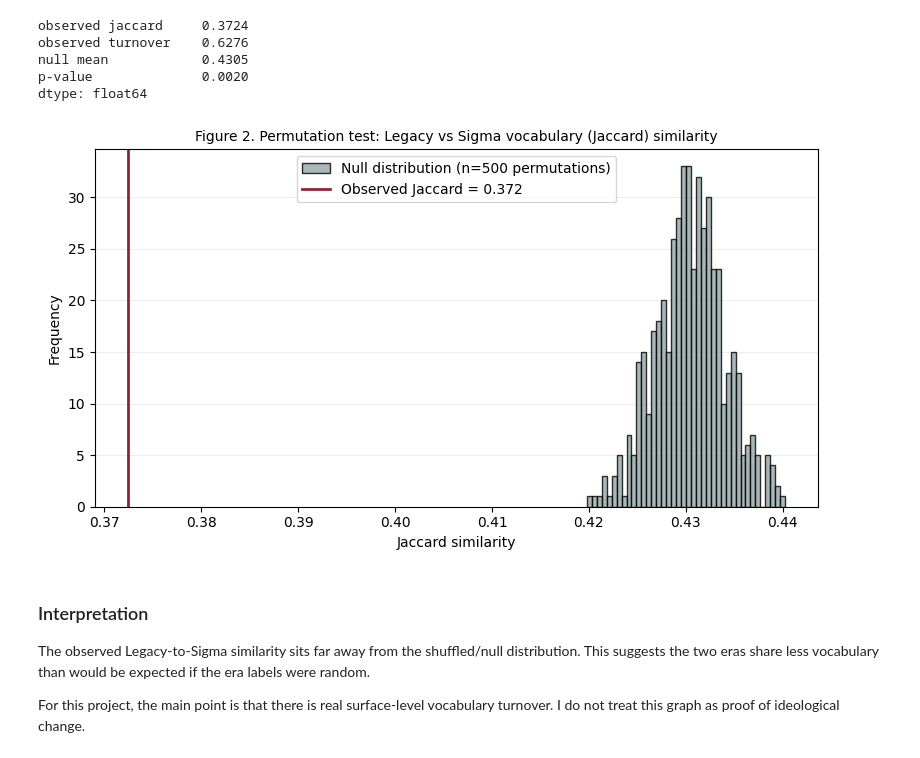
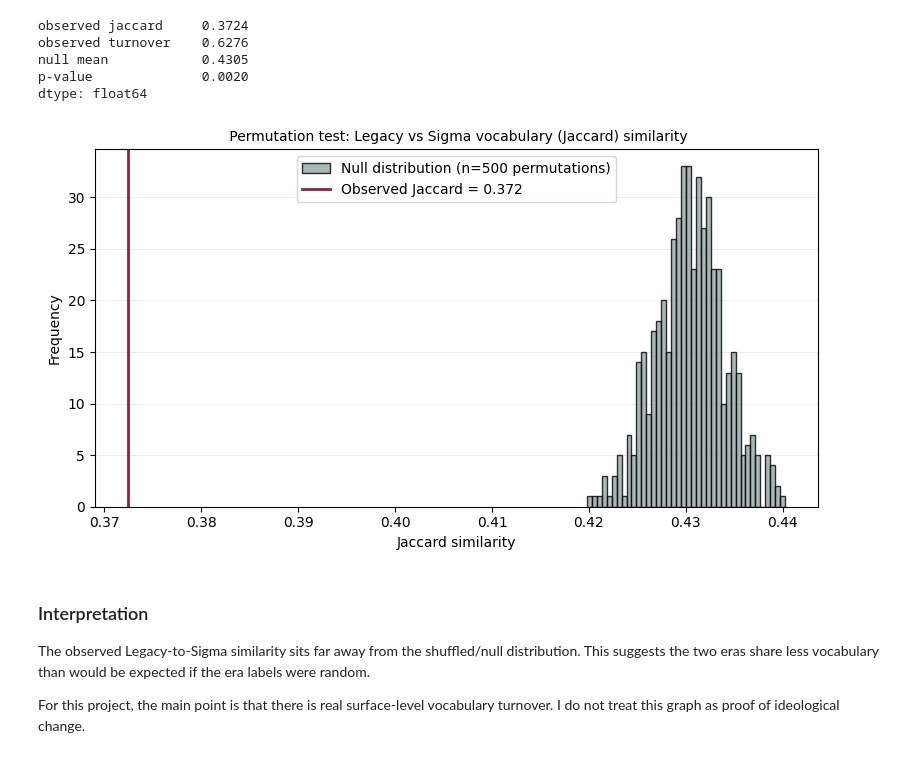
Before and after one commit to LIS2ndyear/Capstone, a Jupyter notebook: notebooks/02_quantitative_nlp_pipeline.ipynb, the cells around one changed output. Cells and saved outputs as stored; diff of their text form; code cells hidden in the pictures.

```diff
--- a/notebooks/02_quantitative_nlp_pipeline.ipynb
+++ b/notebooks/02_quantitative_nlp_pipeline.ipynb
@@ -318,22 +339,28 @@ null mean            0.4305
 p-value              0.0020
 dtype: float64
 # %%
-# plot the permutation check so the observed gap is easy to see
+# plot the permutation test
+# https://lisds.github.io/textbook/permutation/permutation_idea.html
 fig, ax = plt.subplots(figsize=(8, 4.5))
 ax.hist(perm_scores, bins=40, color='#95a5a6', edgecolor='black', alpha=0.8,
         label=f'Null distribution (n={len(perm_scores)} permutations)')
 ax.axvline(obs_jaccard, color='#8b2635', linewidth=2, label=f'Observed Jaccard = {obs_jaccard:.3f}')
-ax.set_title('Figure 2. Permutation test: Legacy vs Sigma vocabulary (Jaccard) similarity', fontsize=10)
+ax.set_title(' Permutation test: Legacy vs Sigma vocabulary (Jaccard) similarity', fontsize=10)
 ax.set_xlabel('Jaccard similarity', fontsize=10)
 ax.set_ylabel('Frequency', fontsize=10)
 ax.tick_params(axis='both', labelsize=10)
 ax.legend(fontsize=10)
 ax.grid(axis='y', alpha=0.22)
 ax.set_axisbelow(True)
 plt.tight_layout()
 plt.show()
+
+
+# histogram shows jaccard similarities when era labels are shuffled
+# red line shows similarity previously calculated
+# the red line sits away from the shuffled distribution is less likely to be explained by random assignment
 # %% [output]
-[figure, old version]
+[figure, new version]
 # %% [markdown]
 ### Interpretation
 
```
Also changed, not shown: parts of 27 cells of this notebook.
